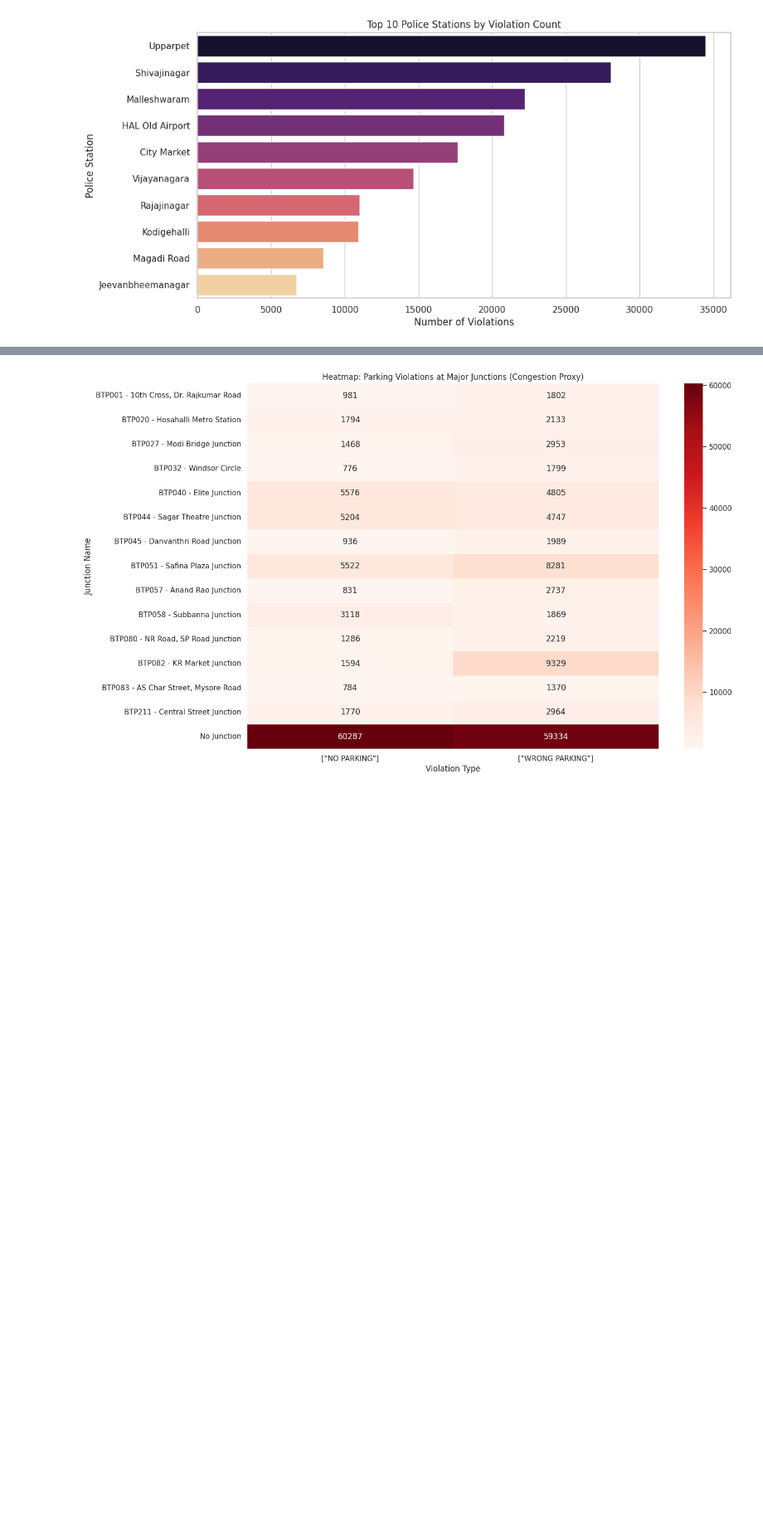
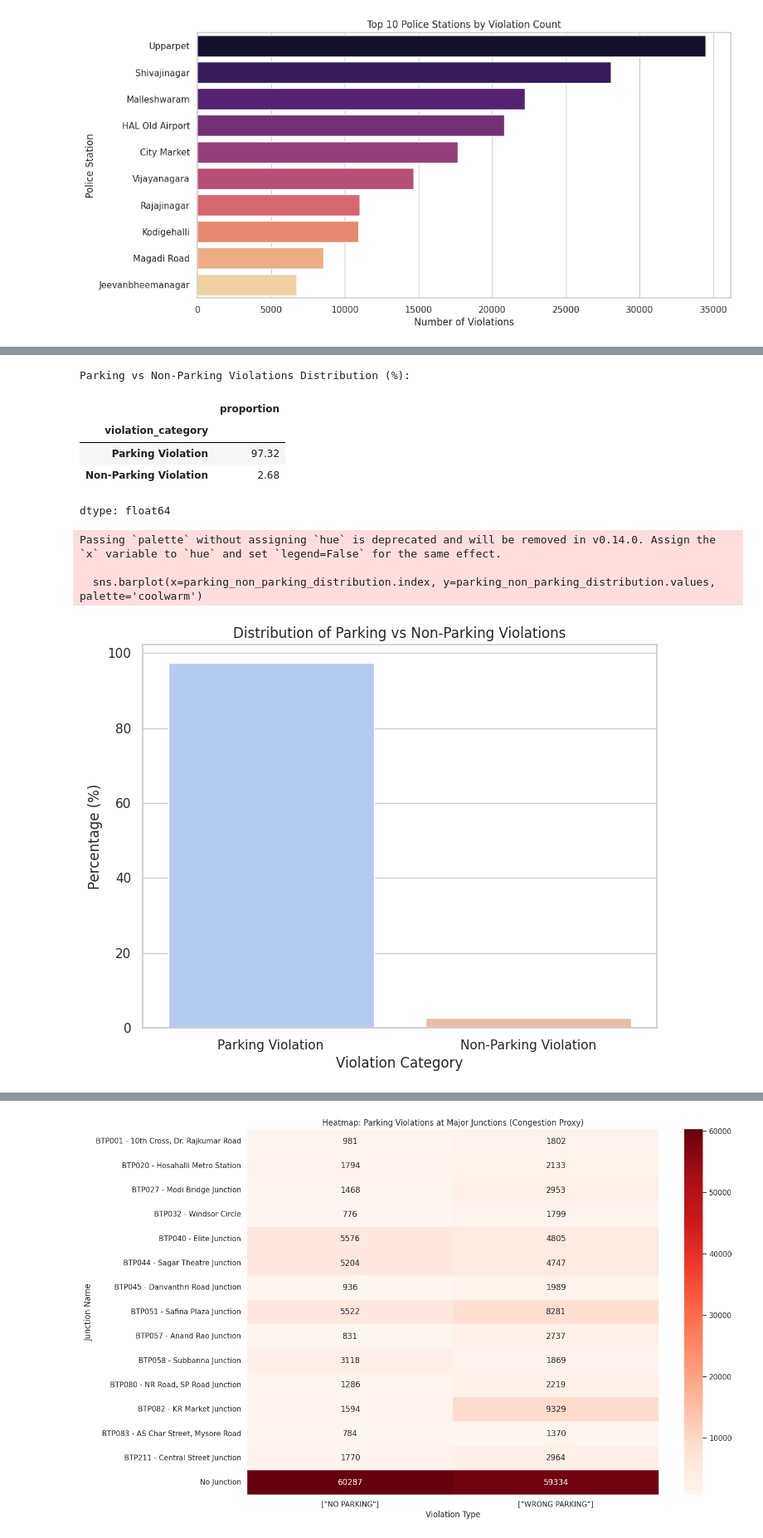
Before and after one commit to CodeIsFire/Gridlock-hackathon2026, a Jupyter notebook: Untitled8.ipynb, the cells around one changed output, grey strips where cells are left out. Shown at 83% size. Drawn from its saved outputs; the diff is of its cells as text; code cells hidden in the pictures; blank space fills up the shorter version.

```diff
--- a/Untitled8.ipynb
+++ b/Untitled8.ipynb
@@ -125,0 +274,40 @@ Passing `palette` without assigning `hue` is deprecated and will be removed in v
+# %%
+# 2.2 Parking vs non-parking violations
+
+# Define keywords to identify parking violations
+parking_keywords = ['PARKING', 'NO PARKING', 'WRONG PARKING', 'FOOTPATH PARKING', 'MAIN ROAD']
+
+# Function to categorize a violation as parking or non-parking
+def categorize_violation(violation):
+    for keyword in parking_keywords:
+        if keyword in violation.upper():
+            return 'Parking Violation'
+    return 'Non-Parking Violation'
+
+# Apply the categorization
+df_violations_exploded['violation_category'] = df_violations_exploded['violation_type_list'].apply(categorize_violation)
+
+# Calculate the distribution of parking vs non-parking violations
+parking_non_parking_distribution = df_violations_exploded['violation_category'].value_counts(normalize=True) * 100
+
+print("\nParking vs Non-Parking Violations Distribution (%):")
+display(parking_non_parking_distribution.round(2))
+
+# Plotting the distribution
+plt.figure(figsize=(8, 6))
+sns.barplot(x=parking_non_parking_distribution.index, y=parking_non_parking_distribution.values, palette='coolwarm')
+plt.title('Distribution of Parking vs Non-Parking Violations')
+plt.ylabel('Percentage (%)')
+plt.xlabel('Violation Category')
+plt.show()
+# %% [output]
+Parking vs Non-Parking Violations Distribution (%):
+|  | proportion |
+| violation_category |  |
+| Parking Violation | 97.32 |
+| Non-Parking Violation | 2.68 |
+dtype: float64
+Passing `palette` without assigning `hue` is deprecated and will be removed in v0.14.0. Assign the `x` variable to `hue` and set `legend=False` for the same effect.
+
+  sns.barplot(x=parking_non_parking_distribution.index, y=parking_non_parking_distribution.values, palette='coolwarm')
+[figure, added]
```
Also changed, not shown: parts of 44 cells of this notebook.
